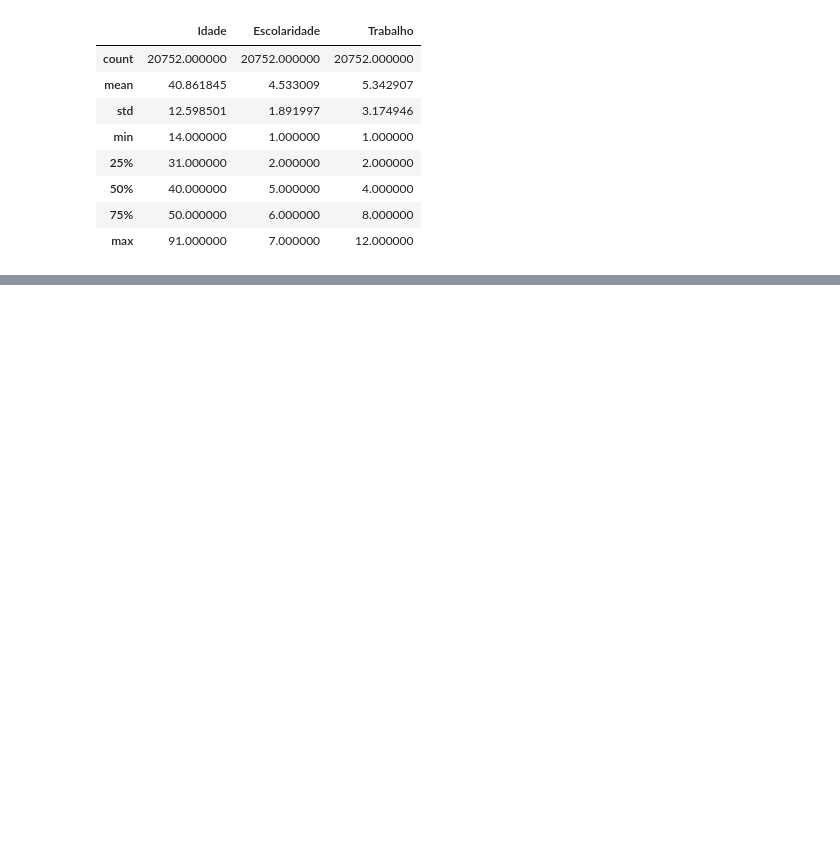
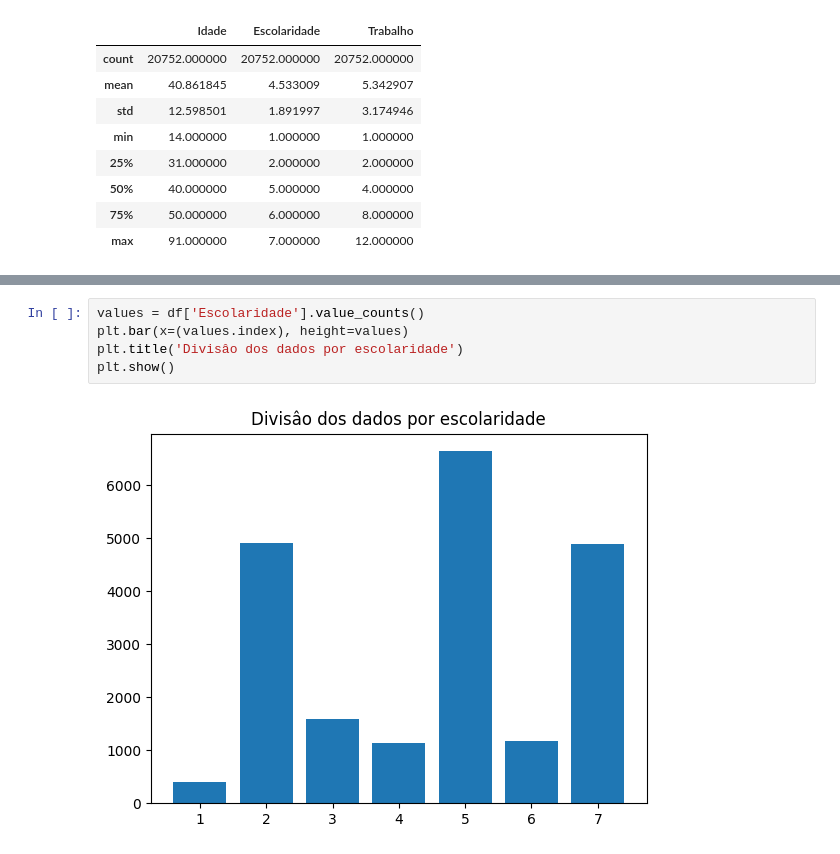
Before and after one commit to mxtqnt/ProbabilidadeEstatistica, a Jupyter notebook: src/homework/notebook.ipynb, the cells around one changed output, grey strips where cells are left out. Saved outputs shown, nothing was run; the diff lists cells and outputs as text; blank space fills up the shorter version.

```diff
--- a/src/homework/notebook.ipynb
+++ b/src/homework/notebook.ipynb
@@ -47,0 +62,7 @@ df.describe()
+# %%
+values = df['Escolaridade'].value_counts()
+plt.bar(x=(values.index), height=values)
+plt.title('Divisâo dos dados por escolaridade')
+plt.show()
+# %% [output]
+[figure, added]
```
Also changed, not shown: parts of 7 cells of this notebook.
